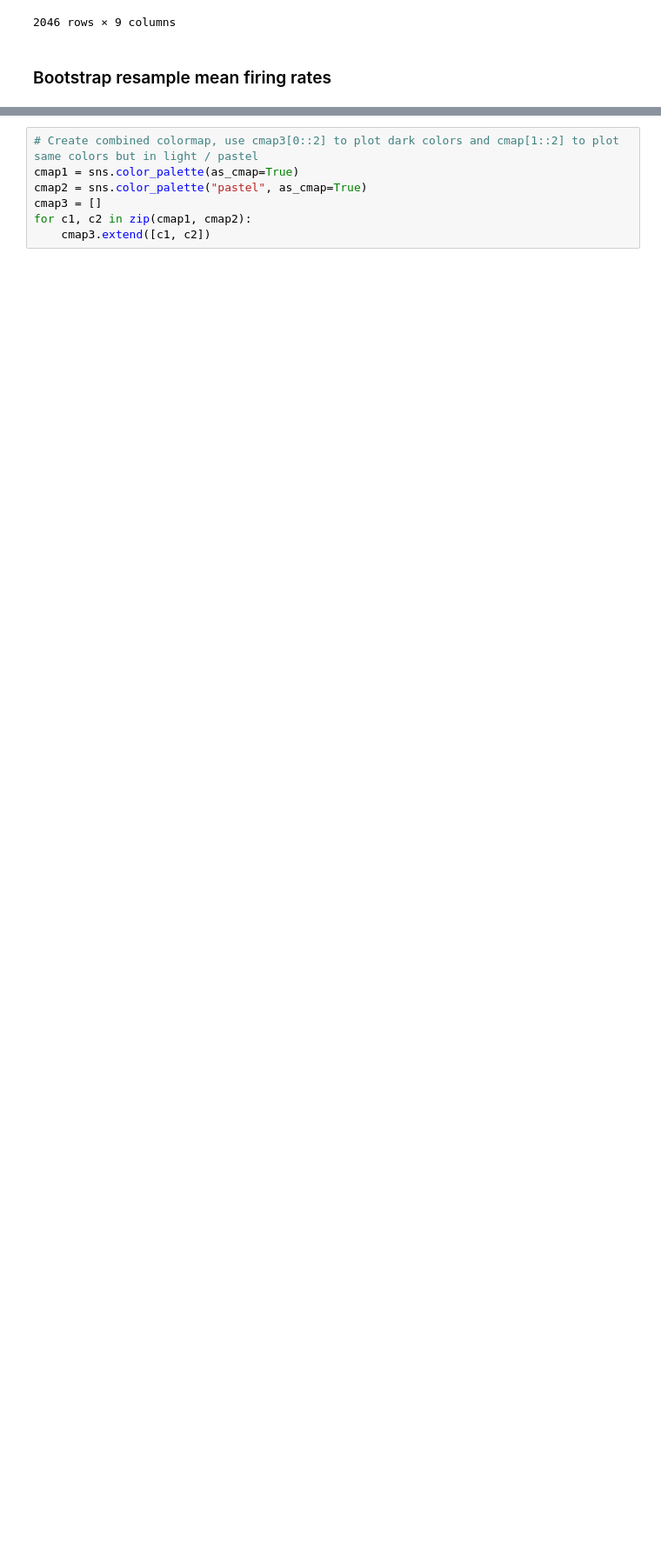
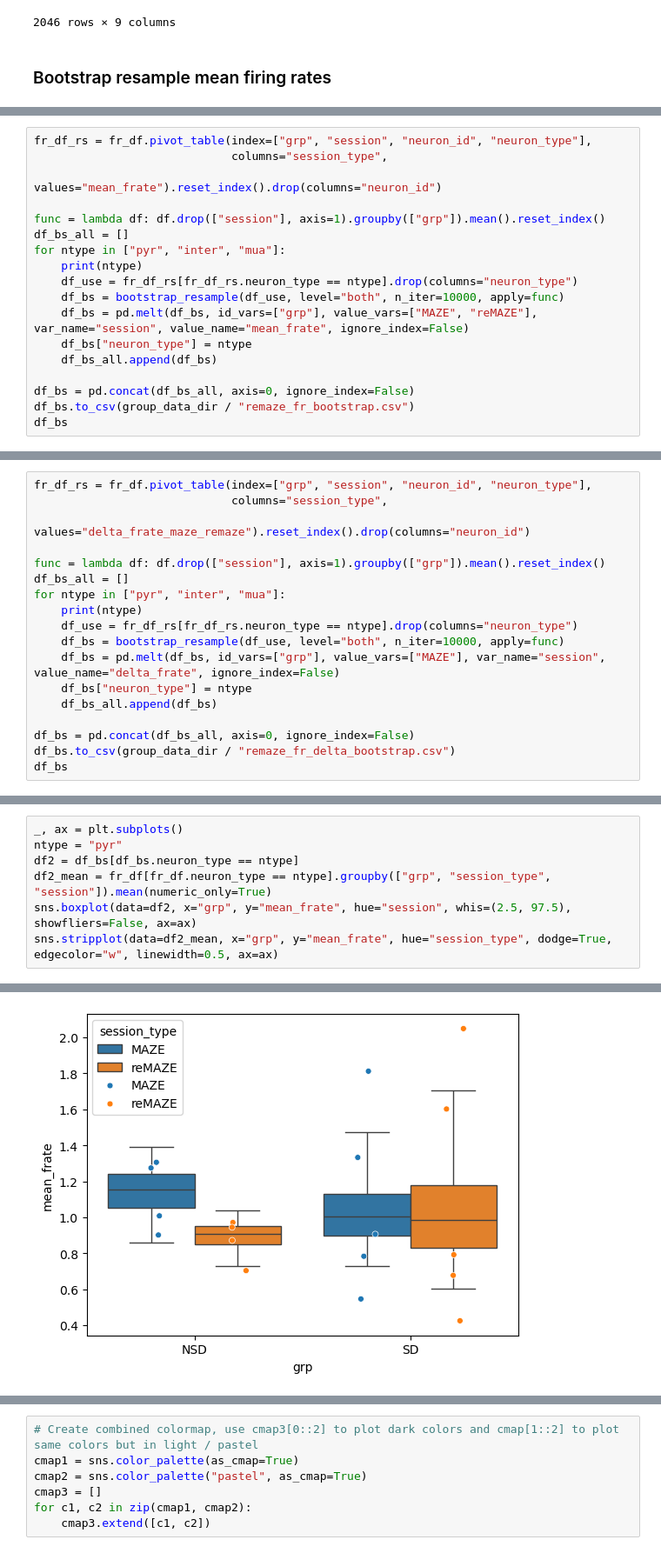
Before and after one commit to nkinsky/Projects_sandbox, a Jupyter notebook: sd_drift/sd_firing_rates_remaze.ipynb, the cells around one changed output, grey strips where cells are left out. Shown at 87% size. Drawn from its saved outputs; the diff is of its cells as text; blank space fills up the shorter version.

Commit message:
cleanup + add bootstrapping

```diff
--- a/sd_drift/sd_firing_rates_remaze.ipynb
+++ b/sd_drift/sd_firing_rates_remaze.ipynb
@@ -245,0 +128,18 @@ fr_df[fr_df.neuron_type == "pyr"]
+# %%
+fr_df_rs = fr_df.pivot_table(index=["grp", "session", "neuron_id", "neuron_type"],
+                             columns="session_type",
+                             values="mean_frate").reset_index().drop(columns="neuron_id")
+
+func = lambda df: df.drop(["session"], axis=1).groupby(["grp"]).mean().reset_index()
+df_bs_all = []
+for ntype in ["pyr", "inter", "mua"]:
+    print(ntype)
+    df_use = fr_df_rs[fr_df_rs.neuron_type == ntype].drop(columns="neuron_type")
+    df_bs = bootstrap_resample(df_use, level="both", n_iter=10000, apply=func)
+    df_bs = pd.melt(df_bs, id_vars=["grp"], value_vars=["MAZE", "reMAZE"], var_name="session", value_name="mean_frate", ignore_index=False)
+    df_bs["neuron_type"] = ntype
+    df_bs_all.append(df_bs)
+
+df_bs = pd.concat(df_bs_all, axis=0, ignore_index=False)
+df_bs.to_csv(group_data_dir / "remaze_fr_bootstrap.csv")
+df_bs
@@ -245,0 +171,18 @@ fr_df[fr_df.neuron_type == "pyr"]
+# %%
+fr_df_rs = fr_df.pivot_table(index=["grp", "session", "neuron_id", "neuron_type"],
+                             columns="session_type",
+                             values="delta_frate_maze_remaze").reset_index().drop(columns="neuron_id")
+
+func = lambda df: df.drop(["session"], axis=1).groupby(["grp"]).mean().reset_index()
+df_bs_all = []
+for ntype in ["pyr", "inter", "mua"]:
+    print(ntype)
+    df_use = fr_df_rs[fr_df_rs.neuron_type == ntype].drop(columns="neuron_type")
+    df_bs = bootstrap_resample(df_use, level="both", n_iter=10000, apply=func)
+    df_bs = pd.melt(df_bs, id_vars=["grp"], value_vars=["MAZE"], var_name="session", value_name="delta_frate", ignore_index=False)
+    df_bs["neuron_type"] = ntype
+    df_bs_all.append(df_bs)
+
+df_bs = pd.concat(df_bs_all, axis=0, ignore_index=False)
+df_bs.to_csv(group_data_dir / "remaze_fr_delta_bootstrap.csv")
+df_bs
@@ -245,0 +212,8 @@ fr_df[fr_df.neuron_type == "pyr"]
+# %%
+_, ax = plt.subplots()
+ntype = "pyr"
+df2 = df_bs[df_bs.neuron_type == ntype]
+df2_mean = fr_df[fr_df.neuron_type == ntype].groupby(["grp", "session_type", "session"]).mean(numeric_only=True)
+sns.boxplot(data=df2, x="grp", y="mean_frate", hue="session", whis=(2.5, 97.5), showfliers=False, ax=ax)
+sns.stripplot(data=df2_mean, x="grp", y="mean_frate", hue="session_type", dodge=True, edgecolor="w", linewidth=0.5, ax=ax)
+# %% [output]
@@ -245,0 +221 @@ fr_df[fr_df.neuron_type == "pyr"]
+[figure, added]
```
Also changed, not shown: parts of 27 cells of this notebook.
